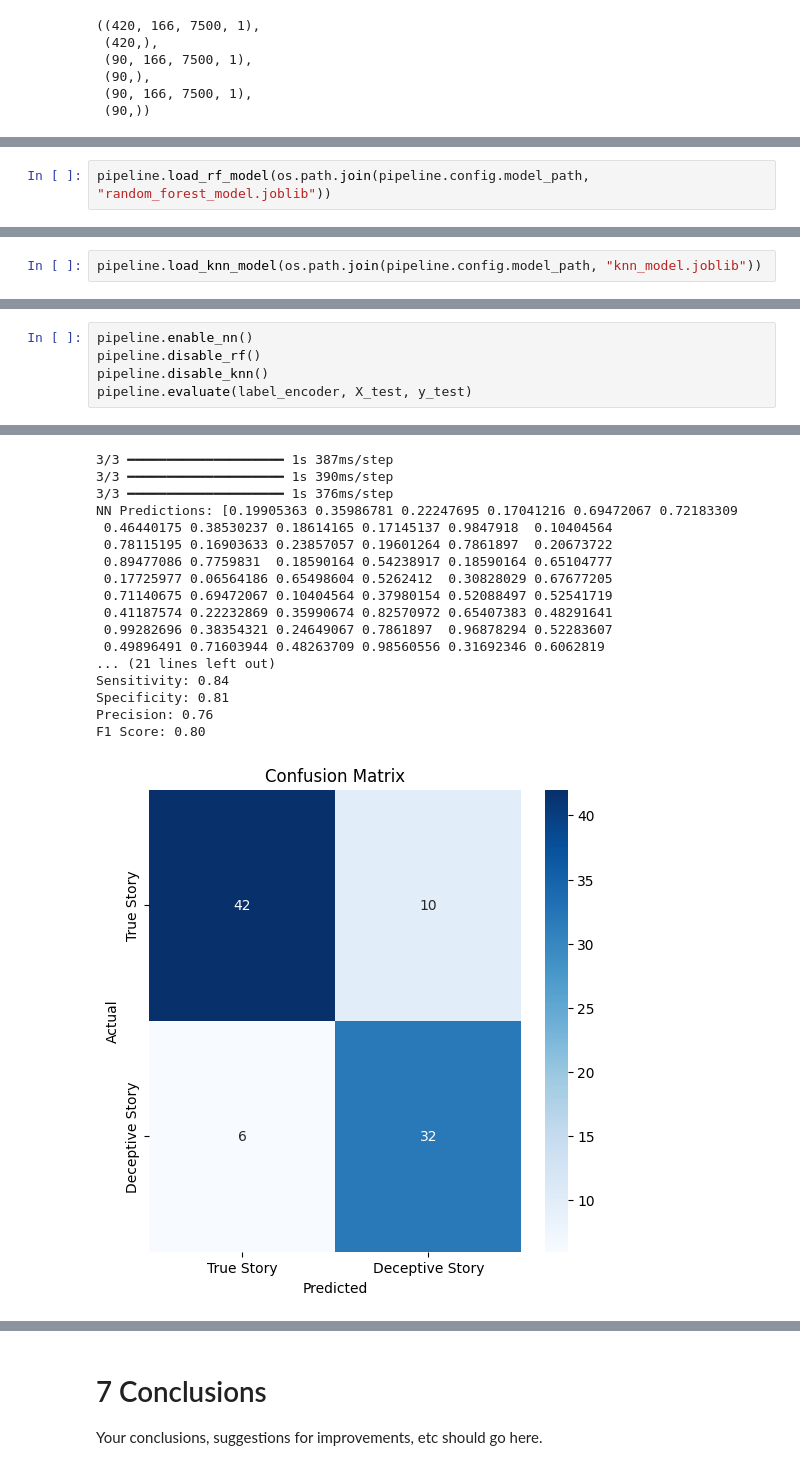
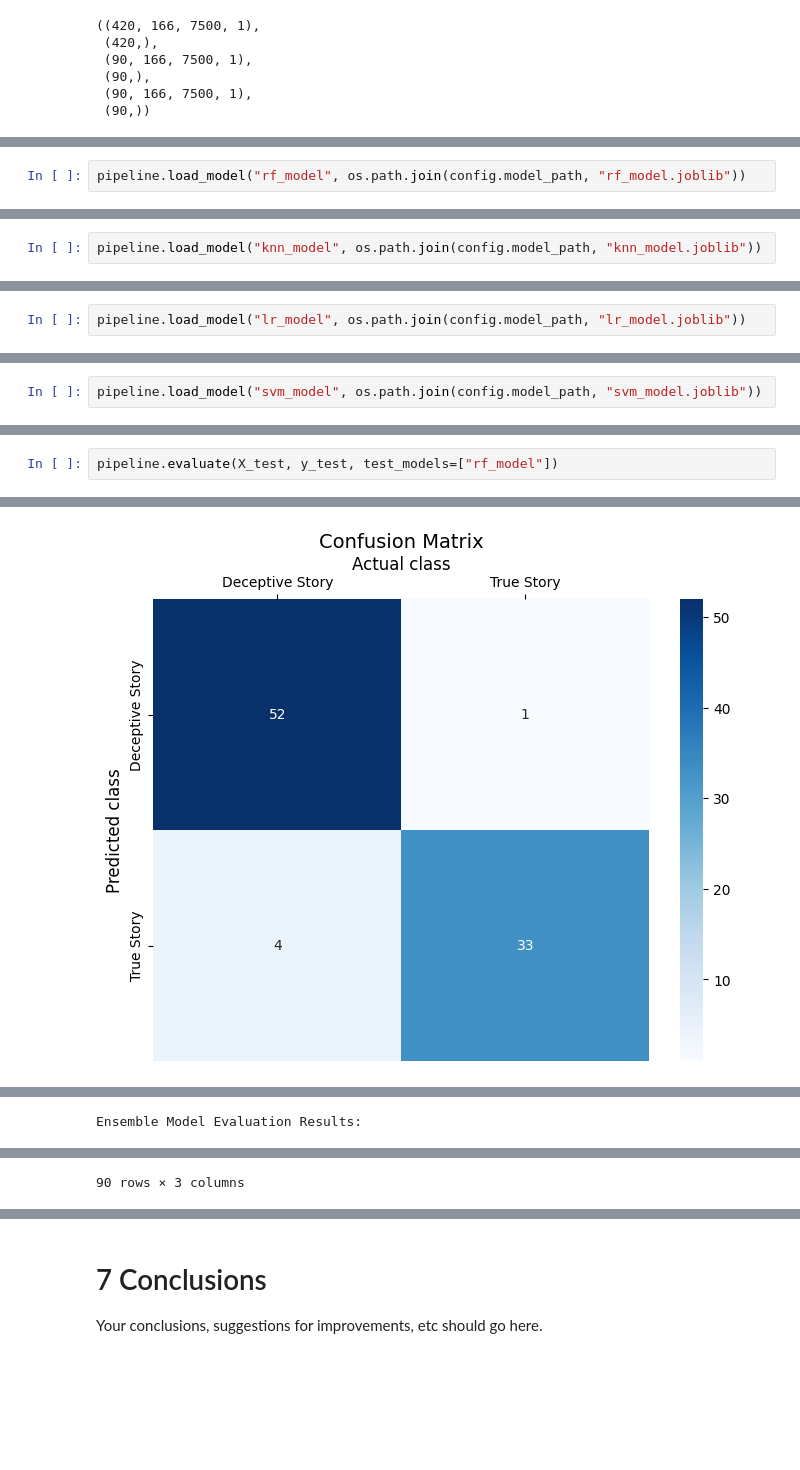
Before and after one commit to CharlesZZY/Truora, a Jupyter notebook: src/CBU5201_miniproject.ipynb, the cells around one changed output, grey strips where cells are left out. Drawn from its saved outputs; the diff is of its cells as text; blank space fills up the shorter version.

```diff
--- a/src/CBU5201_miniproject.ipynb
+++ b/src/CBU5201_miniproject.ipynb
@@ -805,2 +966,2 @@ pipeline.load_nn_models(nn_models_path)
 # %%
-pipeline.load_rf_model(os.path.join(pipeline.config.model_path, "random_forest_model.joblib"))
+pipeline.load_model("rf_model", os.path.join(config.model_path, "rf_model.joblib"))
@@ -807,2 +972,2 @@ pipeline.load_rf_model(os.path.join(pipeline.config.model_path, "random_forest_m
 # %%
-pipeline.load_knn_model(os.path.join(pipeline.config.model_path, "knn_model.joblib"))
+pipeline.load_model("knn_model", os.path.join(config.model_path, "knn_model.joblib"))
@@ -816,0 +978,2 @@ pipeline.nn_models, pipeline.rf_model, pipeline.knn_model
+# %%
+pipeline.load_model("lr_model", os.path.join(config.model_path, "lr_model.joblib"))
@@ -816,0 +984,2 @@ pipeline.nn_models, pipeline.rf_model, pipeline.knn_model
+# %%
+pipeline.load_model("svm_model", os.path.join(config.model_path, "svm_model.joblib"))
@@ -859,6 +1029,3 @@ Actual: Deceptive Story, Predicted: Deceptive Story
 # %%
-pipeline.enable_nn()
-pipeline.disable_rf()
-pipeline.disable_knn()
-pipeline.evaluate(label_encoder, X_test, y_test)
+pipeline.evaluate(X_test, y_test, test_models=["rf_model"])
 # %% [output]
@@ -867,18 +1049 @@ pipeline.evaluate(label_encoder, X_test, y_test)
-3/3 ━━━━━━━━━━━━━━━━━━━━ 1s 387ms/step
-3/3 ━━━━━━━━━━━━━━━━━━━━ 1s 390ms/step
-3/3 ━━━━━━━━━━━━━━━━━━━━ 1s 376ms/step
-NN Predictions: [0.19905363 0.35986781 0.22247695 0.17041216 0.69472067 0.72183309
- 0.46440175 0.38530237 0.18614165 0.17145137 0.9847918  0.10404564
- 0.78115195 0.16903633 0.23857057 0.19601264 0.7861897  0.20673722
- 0.89477086 0.7759831  0.18590164 0.54238917 0.18590164 0.65104777
- 0.17725977 0.06564186 0.65498604 0.5262412  0.30828029 0.67677205
- 0.71140675 0.69472067 0.10404564 0.37980154 0.52088497 0.52541719
- 0.41187574 0.22232869 0.35990674 0.82570972 0.65407383 0.48291641
- 0.99282696 0.38354321 0.24649067 0.7861897  0.96878294 0.52283607
- 0.49896491 0.71603944 0.48263709 0.98560556 0.31692346 0.6062819
-... (21 lines left out)
-Sensitivity: 0.84
-Specificity: 0.81
-Precision: 0.76
-F1 Score: 0.80
-[figure, old version]
+[figure, new version]
@@ -902,0 +1051 @@ Actual: Deceptive Story, Predicted: Deceptive Story
+Ensemble Model Evaluation Results:
@@ -903 +1064,2 @@ Actual: Deceptive Story, Predicted: Deceptive Story
+90 rows × 3 columns
 # %%
```
Also changed, not shown: parts of 44 cells of this notebook, 25 other files.
